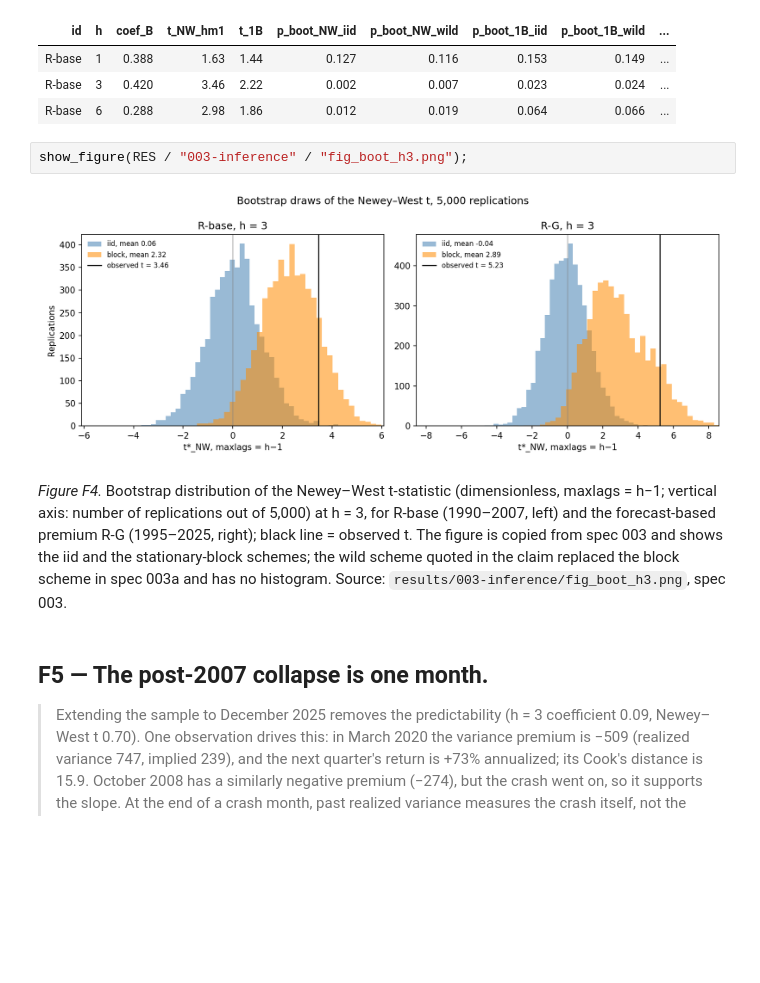
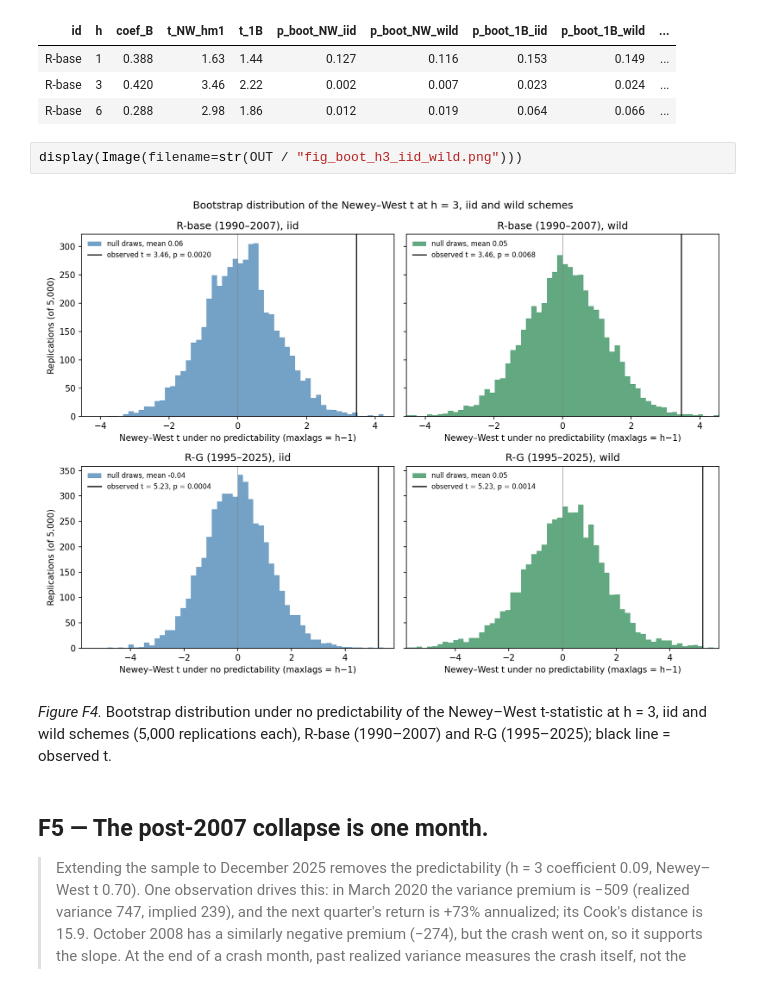
Before and after one commit to arthur-teman/btz2009-replication, a Jupyter notebook: findings.ipynb, the cells around one changed output. Drawn from its saved outputs; the diff is of its cells as text; blank space fills up the shorter version.

Commit message:
006a corrected claims and wild bootstrap figure
Co-authored-by: Cursor <cursoragent@cursor.com>

```diff
--- a/findings.ipynb
+++ b/findings.ipynb
@@ -293,11 +300,11 @@ styled(
 | R-base | 3 | 0.420 | 3.46 | 2.22 | 0.002 | 0.007 | 0.023 | 0.024 | ... |
 | R-base | 6 | 0.288 | 2.98 | 1.86 | 0.012 | 0.019 | 0.064 | 0.066 | ... |
 # %%
-show_figure(RES / "003-inference" / "fig_boot_h3.png");
+display(Image(filename=str(OUT / "fig_boot_h3_iid_wild.png")))
 # %% [output]
-[figure, old version]
+[figure, new version]
 # %% [markdown]
-*Figure F4.* Bootstrap distribution of the Newey–West t-statistic (dimensionless, maxlags = h−1; vertical axis: number of replications out of 5,000) at h = 3, for R-base (1990–2007, left) and the forecast-based premium R-G (1995–2025, right); black line = observed t. The figure is copied from spec 003 and shows the iid and the stationary-block schemes; the wild scheme quoted in the claim replaced the block scheme in spec 003a and has no histogram. Source: `results/003-inference/fig_boot_h3.png`, spec 003.
+*Figure F4.* Bootstrap distribution under no predictability of the Newey–West t-statistic at h = 3, iid and wild schemes (5,000 replications each), R-base (1990–2007) and R-G (1995–2025); black line = observed t.
 # %% [markdown]
 ## F5 — The post-2007 collapse is one month.
 
```
Also changed, not shown: parts of 11 cells of this notebook, 8 other files.
